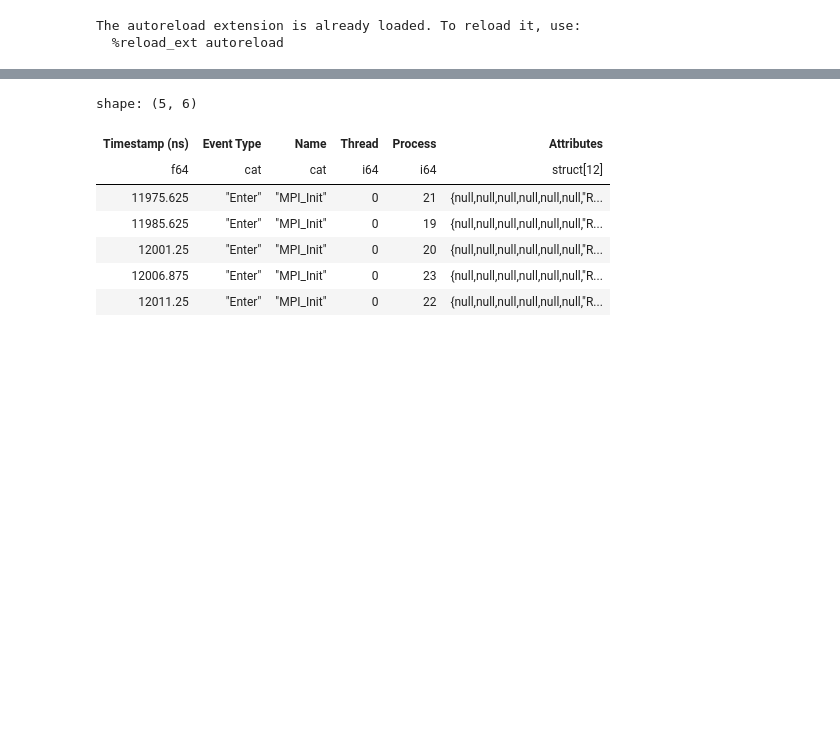
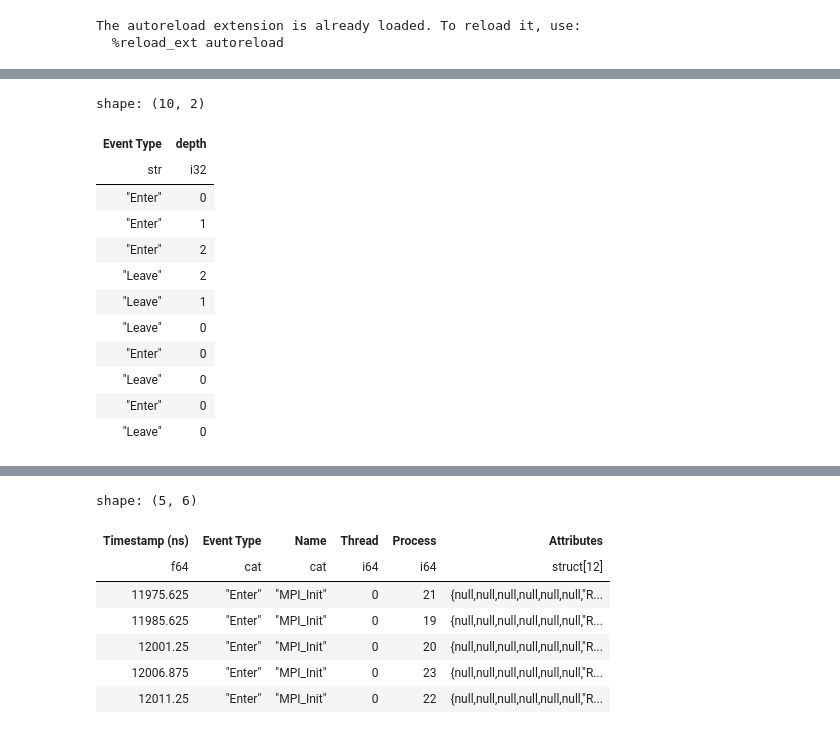
Before and after one commit to hpcgroup/pipit, a Jupyter notebook: docs/examples/polars.ipynb, the cells around one changed output, grey strips where cells are left out. Saved outputs shown, nothing was run; the diff lists cells and outputs as text; code cells hidden in the pictures; blank space fills up the shorter version.

```diff
--- a/docs/examples/polars.ipynb
+++ b/docs/examples/polars.ipynb
@@ -10,3 +10,8 @@ The autoreload extension is already loaded. To reload it, use:
 # %%
 import pipit as pp
 import polars as pl
+# %%
+df = pl.DataFrame({
+    "Event Type": ["Enter", "Enter", "Enter", "Leave", "Leave", "Leave", "Enter", "Leave", "Enter", "Leave"]
+})
+df
@@ -13 +32,29 @@ import polars as pl
+# %%
+df.with_columns(
+    pl.when(pl.col("Event Type") == "Enter")
+    .then(pl.lit(1))
+    .otherwise(pl.lit(0))
+    .alias("_enter")
+).with_columns(
+    pl.when(pl.col("Event Type") == "Leave")
+    .then(pl.lit(1))
+    .otherwise(pl.lit(0))
+    .alias("_leave")
+).with_columns(
+    (pl.col("_enter").cumsum().shift() - pl.col("_leave").cumsum()).fill_null(0).alias("depth")
+).select(pl.exclude(["_enter", "_leave"]))
+# %% [output]
+shape: (10, 2)
+| Event Type | depth |
+| str | i32 |
+| "Enter" | 0 |
+| "Enter" | 1 |
+| "Enter" | 2 |
+| "Leave" | 2 |
+| "Leave" | 1 |
+| "Leave" | 0 |
+| "Enter" | 0 |
+| "Leave" | 0 |
+| "Enter" | 0 |
+| "Leave" | 0 |
 # %%
```
Also changed, not shown: parts of 8 cells of this notebook.
